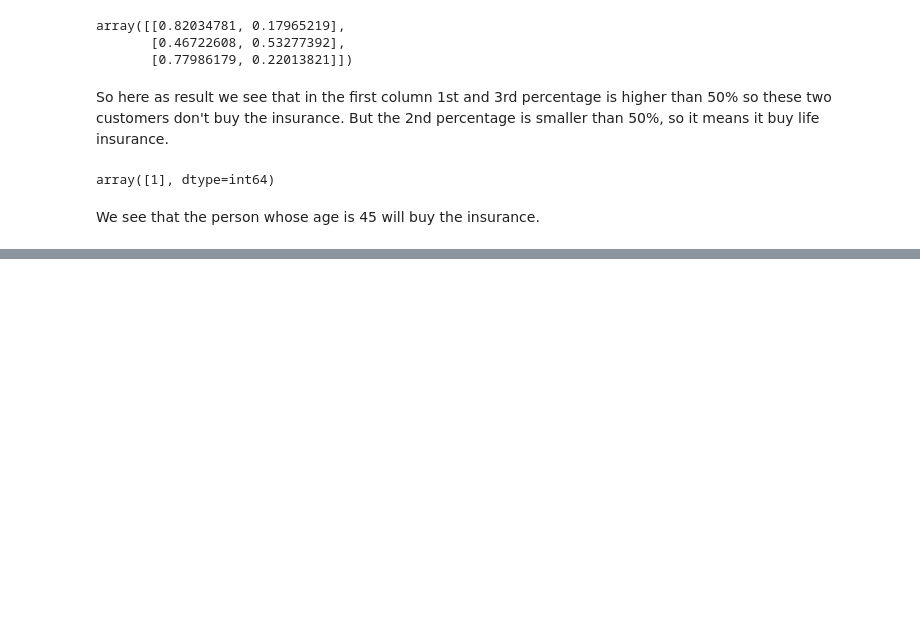
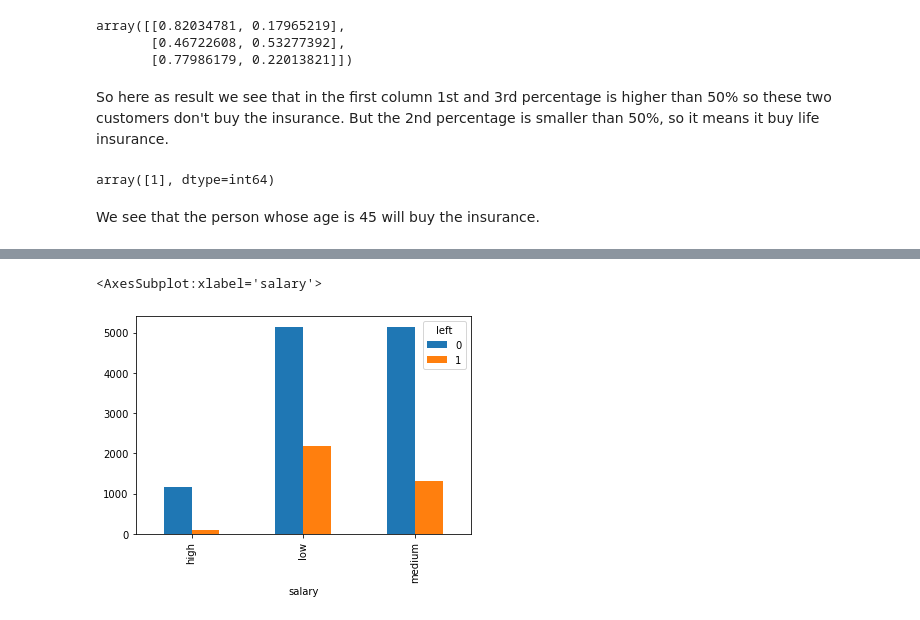
Before and after one commit to mujtabaSultani01/Machine_Learning, a Jupyter notebook: Logistic Regression_7/Logistic Regression (ML-7).ipynb, the cells around one changed output, grey strips where cells are left out. Saved outputs shown, nothing was run; the diff lists cells and outputs as text; code cells hidden in the pictures; blank space fills up the shorter version.

```diff
--- a/Logistic Regression_7/Logistic Regression (ML-7).ipynb
+++ b/Logistic Regression_7/Logistic Regression (ML-7).ipynb
@@ -104,0 +115,3 @@ We see that the person whose age is 45 will buy the insurance.
+# %%
+dfe = pd.read_csv("Exercise/HR_comma_sep.csv")
+dfe.head()
@@ -104,0 +153,6 @@ We see that the person whose age is 45 will buy the insurance.
+# %%
+# To shows the impact of salary on employee retention:
+pd.crosstab(dfe.salary,dfe.left).plot(kind='bar')
+# %% [output]
+<AxesSubplot:xlabel='salary'>
+[figure, added]
```
Also changed, not shown: parts of 23 cells of this notebook, 1 other file.
